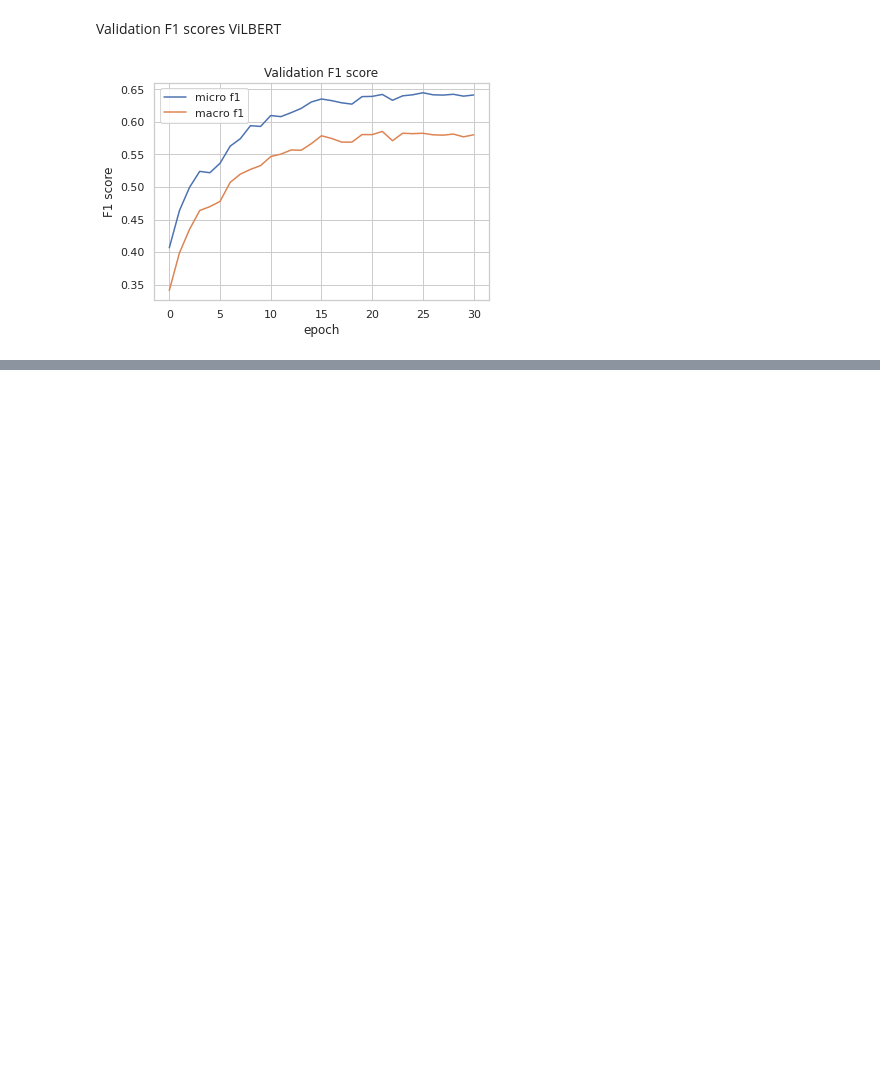
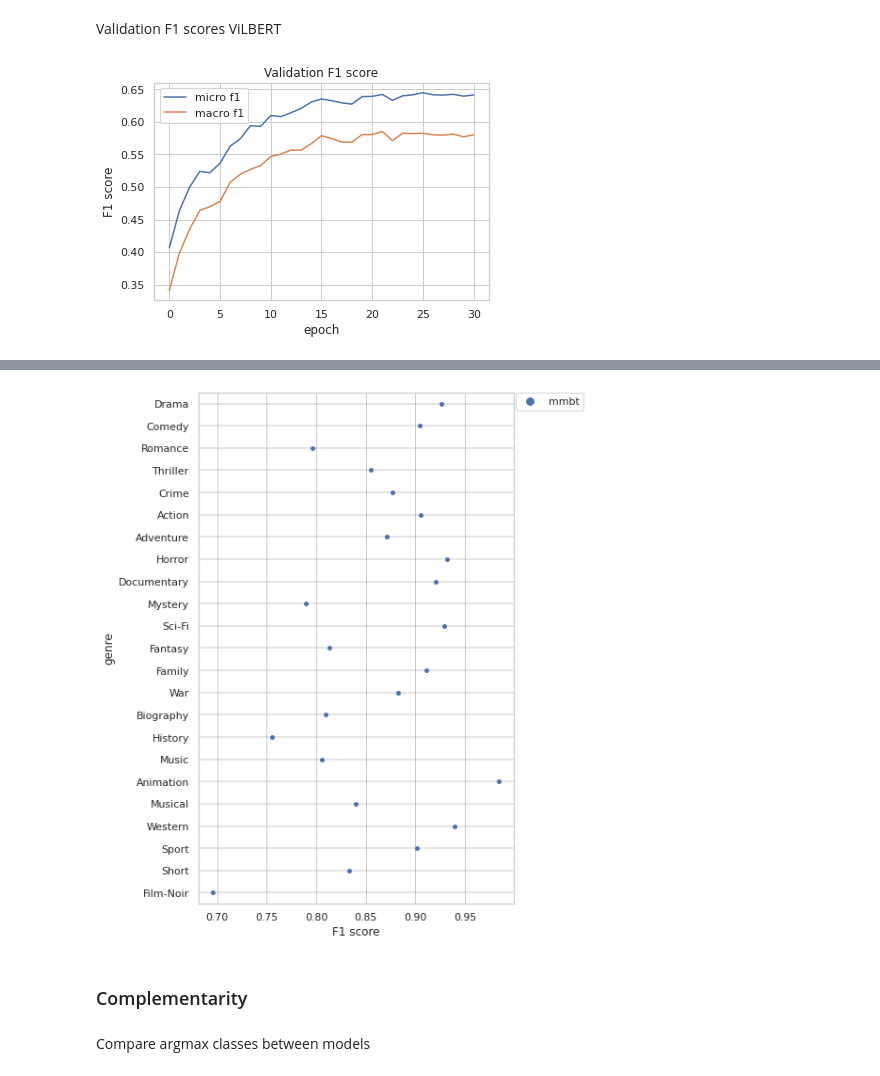
Before and after one commit to IsaacRodgz/multimodal-transformers-movies, a Jupyter notebook: Models_comparison.ipynb, the cells around one changed output, grey strips where cells are left out. Cells and saved outputs as stored; diff of their text form; code cells hidden in the pictures; blank space fills up the shorter version.

```diff
--- a/Models_comparison.ipynb
+++ b/Models_comparison.ipynb
@@ -593,0 +598,49 @@ plt.show()
+# %%
+raw_preds = np.load('model_save_mmbt/mmbt_model_run/preds_raw.npy')
+max_pred_indexes = np.argmax(raw_preds, axis=1)
+max_pred_category = [label_names[i] for i in max_pred_indexes]
+gold_pred_max = gold_preds[:, :]
+# %%
+pred_max = np.zeros(raw_preds.shape)
+
+for i in range(pred_max.shape[0]):
+    pred_max[i][max_pred_indexes[i]] = 1
+
+    for j in range(pred_max.shape[1]):
+        if j != max_pred_indexes[i]:
+            gold_pred_max[i][j] = 0
+# %%
+import pandas as pd
+from sklearn.metrics import f1_score
+
+def freqs_dataframe_max(data_preds, model_name, label_names):
+    countsLabel = []
+
+    scores = f1_score(gold_pred_max, data_preds, average=None)
+
+    df = pd.DataFrame()
+    df['label'] = label_names
+    df['freq'] = list(scores)
+    df['model'] = [model_name]*len(label_names)
+
+    return df
+# %%
+mmbt_freqs_max = freqs_dataframe_max(pred_max, "mmbt", label_names)
+# %%
+import seaborn as sns
+import matplotlib.pyplot as plt
+sns.set(style="whitegrid")
+
+f, ax = plt.subplots(figsize=(6, 10))
+ax_points = sns.stripplot(x="freq", y="label", data=mmbt_freqs_max, hue="model", jitter=0, order=ordered_classes)
+ax.legend(ncol=2, loc="upper left", frameon=True, bbox_to_anchor=(0.99, 1.01))
+ax.set(xlabel="F1 score", ylabel="genre")
+
+for i in range(len(label_names)):
+    ax_points.axhline(i, color='black', alpha=0.1, lw = 2)
+# %% [output]
+[figure, added]
+# %% [markdown]
+### Complementarity
+# %% [markdown]
+Compare argmax classes between models
```
Also changed, not shown: parts of 9 cells of this notebook, 4 other files.
